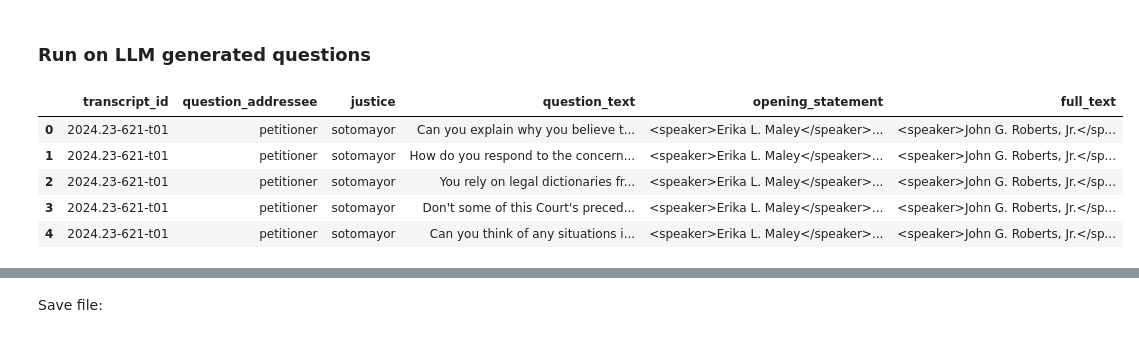
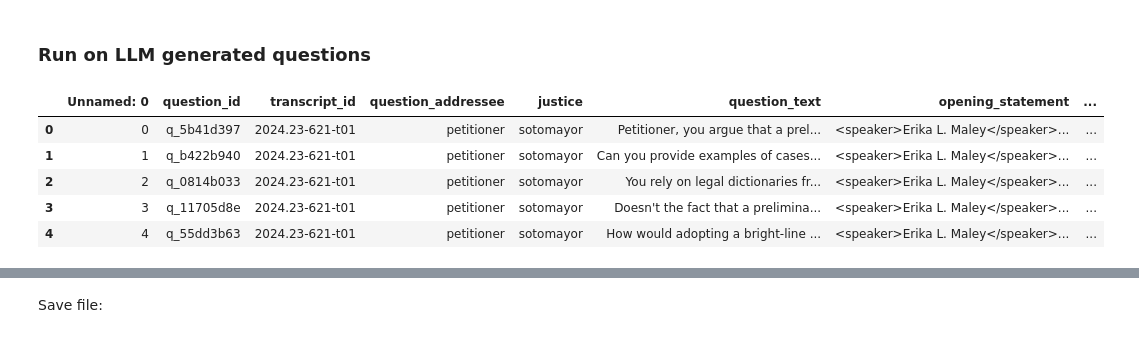
Before and after one commit to skyien-z/llms-for-oral-arguments, a Jupyter notebook: llm_generation_scripts/generate_legalbench_classification_della_inference.ipynb, the cells around one changed output, grey strips where cells are left out. Saved outputs shown, nothing was run; the diff lists cells and outputs as text; code cells hidden in the pictures.

Commit message:
regenerate valence and legalbench classification for llama70b questions

```diff
--- a/llm_generation_scripts/generate_legalbench_classification_della_inference.ipynb
+++ b/llm_generation_scripts/generate_legalbench_classification_della_inference.ipynb
@@ -131,18 +136,18 @@ def classify_questions_legalbench(opening_statement, question):
 # %% [markdown]
 ### Run on LLM generated questions
 # %%
-model_suffix = model_name.split('/')[1]
-input_fp = f'../datasets/2024_llm_questions_{model_suffix}.csv'
-out_fp = f'../datasets/2024_llm_questions_{model_suffix}_legalbench_classification.csv'
+model_suffix = model_name.split('/')[1] # UNCOMMENT FOR LLAMA
+# model_suffix = 'gpt-4o-2024-08-06' # UNCOMMENT FOR GPT
+input_fp = f'{input_dir}/2024_llm_questions_{model_suffix}_qid.csv'
 df_llm = pd.read_csv(input_fp)
 df_llm.head()
 # %% [output]
-|  | transcript_id | question_addressee | justice | question_text | opening_statement | full_text |
-| 0 | 2024.23-621-t01 | petitioner | sotomayor | Can you explain why you believe t... | <speaker>Erika L. Maley</speaker>... | <speaker>John G. Roberts, Jr.</sp... |
-| 1 | 2024.23-621-t01 | petitioner | sotomayor | How do you respond to the concern... | <speaker>Erika L. Maley</speaker>... | <speaker>John G. Roberts, Jr.</sp... |
-| 2 | 2024.23-621-t01 | petitioner | sotomayor | You rely on legal dictionaries fr... | <speaker>Erika L. Maley</speaker>... | <speaker>John G. Roberts, Jr.</sp... |
-| 3 | 2024.23-621-t01 | petitioner | sotomayor | Don't some of this Court's preced... | <speaker>Erika L. Maley</speaker>... | <speaker>John G. Roberts, Jr.</sp... |
-| 4 | 2024.23-621-t01 | petitioner | sotomayor | Can you think of any situations i... | <speaker>Erika L. Maley</speaker>... | <speaker>John G. Roberts, Jr.</sp... |
+|  | Unnamed: 0 | question_id | transcript_id | question_addressee | justice | question_text | opening_statement | ... |
+| 0 | 0 | q_5b41d397 | 2024.23-621-t01 | petitioner | sotomayor | Petitioner, you argue that a prel... | <speaker>Erika L. Maley</speaker>... | ... |
+| 1 | 1 | q_b422b940 | 2024.23-621-t01 | petitioner | sotomayor | Can you provide examples of cases... | <speaker>Erika L. Maley</speaker>... | ... |
+| 2 | 2 | q_0814b033 | 2024.23-621-t01 | petitioner | sotomayor | You rely on legal dictionaries fr... | <speaker>Erika L. Maley</speaker>... | ... |
+| 3 | 3 | q_11705d8e | 2024.23-621-t01 | petitioner | sotomayor | Doesn't the fact that a prelimina... | <speaker>Erika L. Maley</speaker>... | ... |
+| 4 | 4 | q_55dd3b63 | 2024.23-621-t01 | petitioner | sotomayor | How would adopting a bright-line ... | <speaker>Erika L. Maley</speaker>... | ... |
 # %%
 # GENERATE FOR ALL
 df_llm['legalbench_classification_raw'] = df_llm.apply(
```
Also changed, not shown: parts of 4 cells of this notebook, 4 other files.
